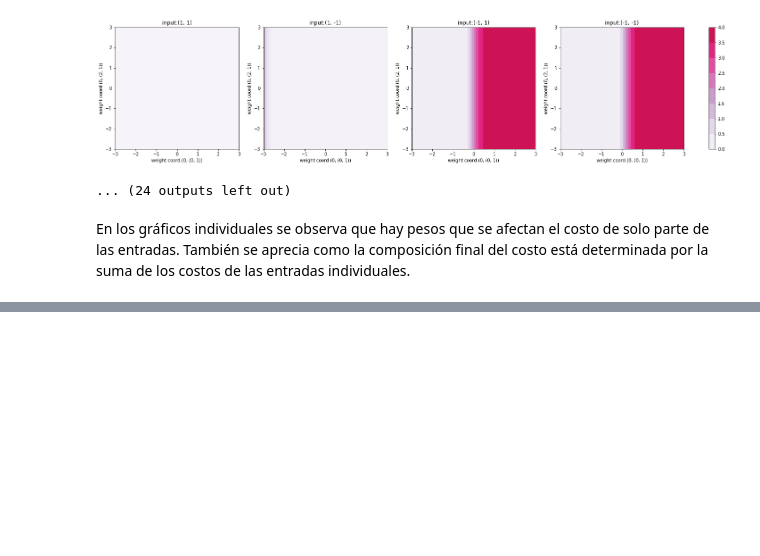
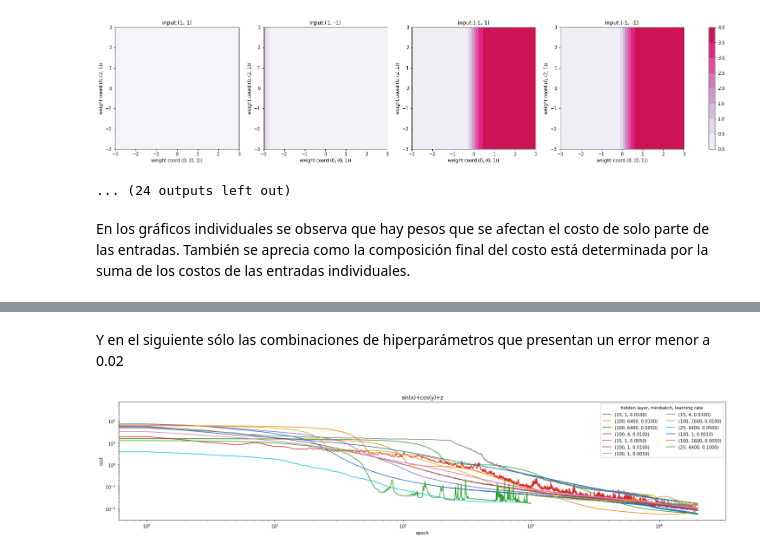
Before and after one commit to xvan/RedesNeuronales, a Jupyter notebook: TP2/tp2/tp2.ipynb, the cells around one changed output, grey strips where cells are left out. Drawn from its saved outputs; the diff is of its cells as text; code cells hidden in the pictures; blank space fills up the shorter version.

```diff
--- a/TP2/tp2/tp2.ipynb
+++ b/TP2/tp2/tp2.ipynb
@@ -573,0 +529,7 @@ True
+# %% [markdown]
+Y en el siguiente sólo las combinaciones de hiperparámetros que presentan un error menor a 0.02
+# %%
+filtered_data = [data for data in sim_data if np.min(data[3][:,0]) < 0.02]
+tp2Aux.Exercise4.plot_sim_data(filtered_data, legend_col=2)
+# %% [output]
+[figure, added]
```
Also changed, not shown: parts of 30 cells of this notebook.
